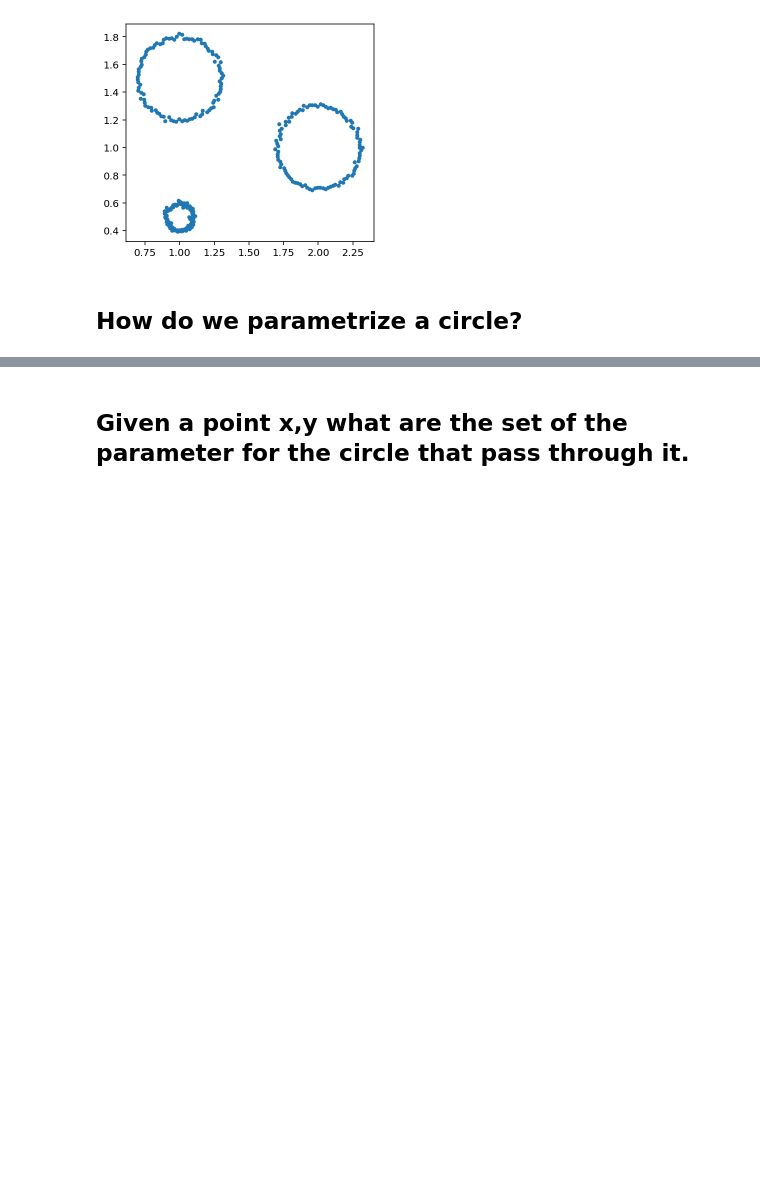
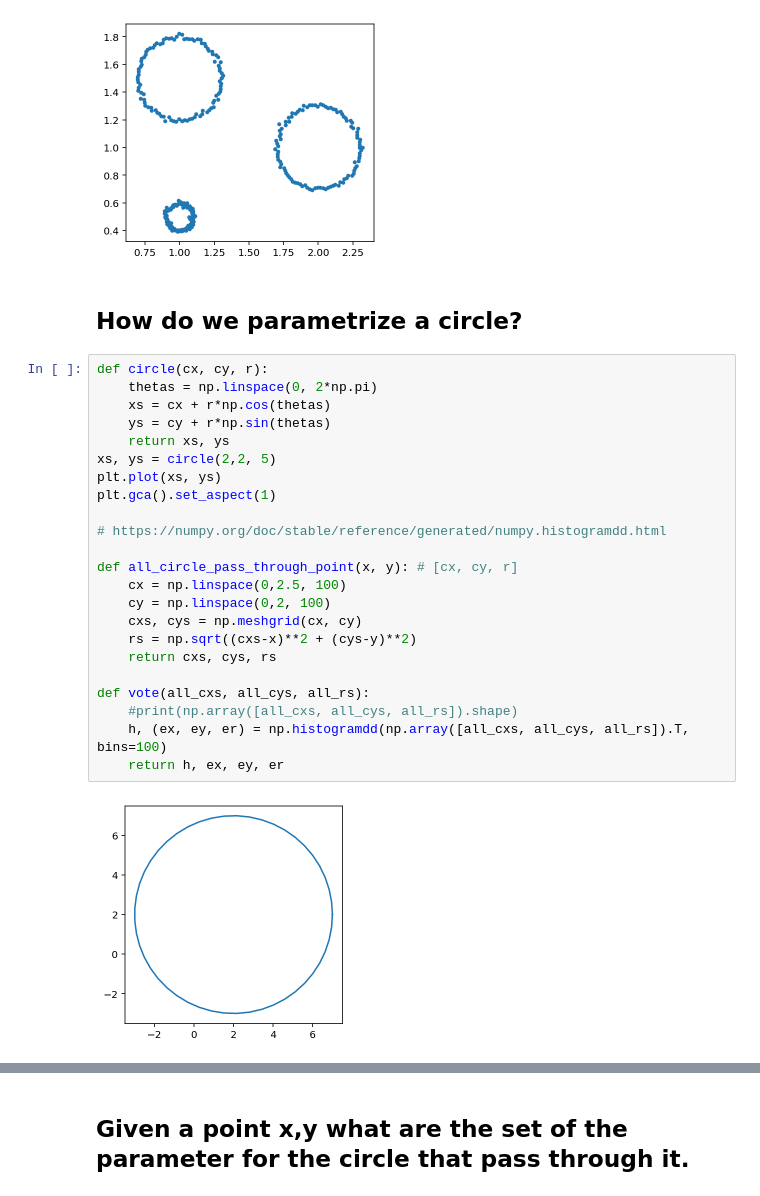
Before and after one commit to MUIC-Numerical-Methods-2018/extra-2-hough-transform, a Jupyter notebook: HoughTransform.ipynb, the cells around one changed output, grey strips where cells are left out. Saved outputs shown, nothing was run; the diff lists cells and outputs as text; blank space fills up the shorter version.

```diff
--- a/HoughTransform.ipynb
+++ b/HoughTransform.ipynb
@@ -167,3 +167,28 @@ plt.gca().set_aspect(1)
 [figure]
 # %% [markdown]
 ## How do we parametrize a circle?
+# %%
+def circle(cx, cy, r):
+    thetas = np.linspace(0, 2*np.pi)
+    xs = cx + r*np.cos(thetas)
+    ys = cy + r*np.sin(thetas)
+    return xs, ys
+xs, ys = circle(2,2, 5)
+plt.plot(xs, ys)
+plt.gca().set_aspect(1)
+
+# https://numpy.org/doc/stable/reference/generated/numpy.histogramdd.html
+
+def all_circle_pass_through_point(x, y): # [cx, cy, r]
+    cx = np.linspace(0,2.5, 100)
+    cy = np.linspace(0,2, 100)
+    cxs, cys = np.meshgrid(cx, cy)
+    rs = np.sqrt((cxs-x)**2 + (cys-y)**2)
+    return cxs, cys, rs
+
+def vote(all_cxs, all_cys, all_rs):
+    #print(np.array([all_cxs, all_cys, all_rs]).shape)
+    h, (ex, ey, er) = np.histogramdd(np.array([all_cxs, all_cys, all_rs]).T, bins=100)
+    return h, ex, ey, er
+# %% [output]
+[figure, added]
```
Also changed, not shown: parts of 6 cells of this notebook.
